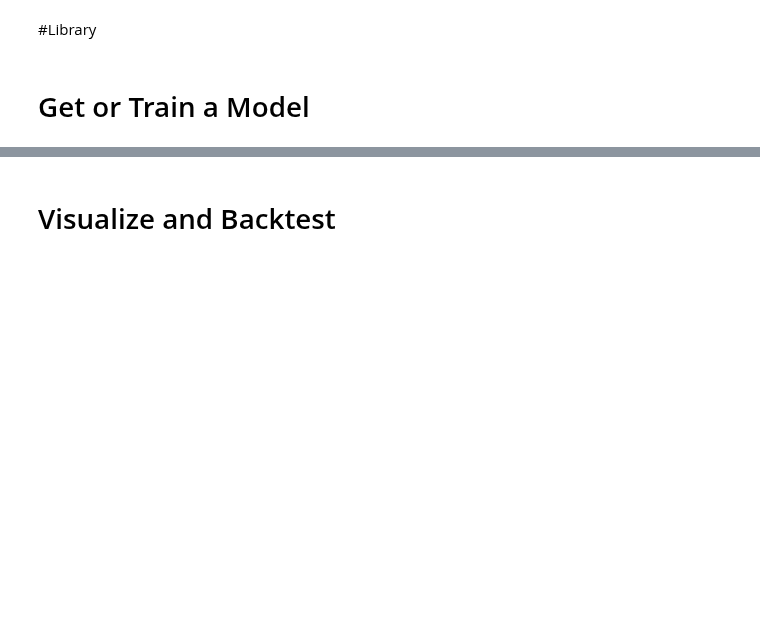
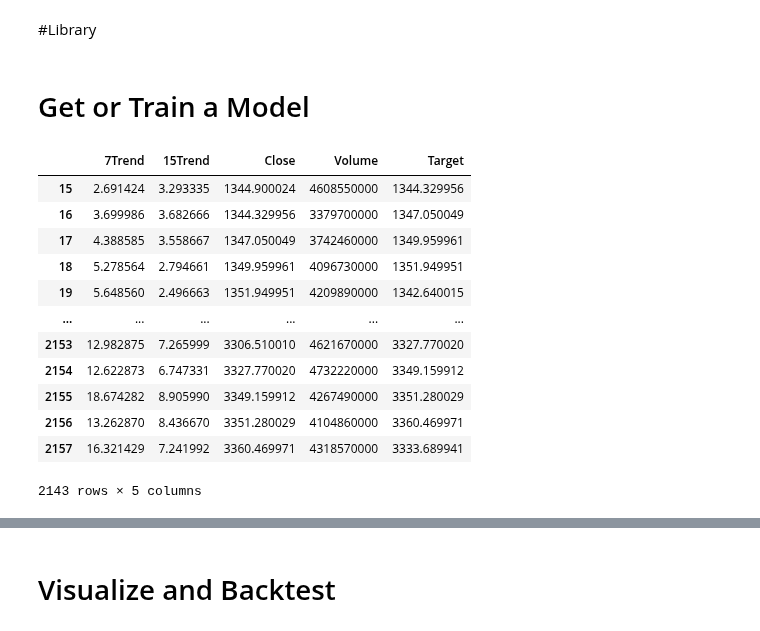
Before and after one commit to j03m/alfred, a Jupyter notebook: Coin_Predictions_close.ipynb, the cells around one changed output, grey strips where cells are left out. Saved outputs shown, nothing was run; the diff lists cells and outputs as text; code cells hidden in the pictures; blank space fills up the shorter version.

```diff
--- a/Coin_Predictions_close.ipynb
+++ b/Coin_Predictions_close.ipynb
@@ -305,5 +301,25 @@ all_stocks_vol_df = sort_date(pd.read_csv("/content/drive/My Drive/Colab Noteboo
 # %% [markdown]
 # Get or Train a Model
+# %%
+target_df = get_single_stock(all_stocks_price_df, all_stocks_vol_df, "sp500")
+target_df = append_price_dif(target_df)
+target_df = append_trend_slope(target_df, trend_periods)
+features = target_df[trend_labels + ["Close", "Volume", "Target"]]
+features
+# %% [output]
+|  | 7Trend | 15Trend | Close | Volume | Target |
+| 15 | 2.691424 | 3.293335 | 1344.900024 | 4608550000 | 1344.329956 |
+| 16 | 3.699986 | 3.682666 | 1344.329956 | 3379700000 | 1347.050049 |
+| 17 | 4.388585 | 3.558667 | 1347.050049 | 3742460000 | 1349.959961 |
+| 18 | 5.278564 | 2.794661 | 1349.959961 | 4096730000 | 1351.949951 |
+| 19 | 5.648560 | 2.496663 | 1351.949951 | 4209890000 | 1342.640015 |
+| ... | ... | ... | ... | ... | ... |
+| 2153 | 12.982875 | 7.265999 | 3306.510010 | 4621670000 | 3327.770020 |
+| 2154 | 12.622873 | 6.747331 | 3327.770020 | 4732220000 | 3349.159912 |
+| 2155 | 18.674282 | 8.905990 | 3349.159912 | 4267490000 | 3351.280029 |
+| 2156 | 13.262870 | 8.436670 | 3351.280029 | 4104860000 | 3360.469971 |
+| 2157 | 16.321429 | 7.241992 | 3360.469971 | 4318570000 | 3333.689941 |
+2143 rows × 5 columns
 # %%
 model = None
 file_exists = exists(model_path)
```
Also changed, not shown: parts of 16 cells of this notebook.
